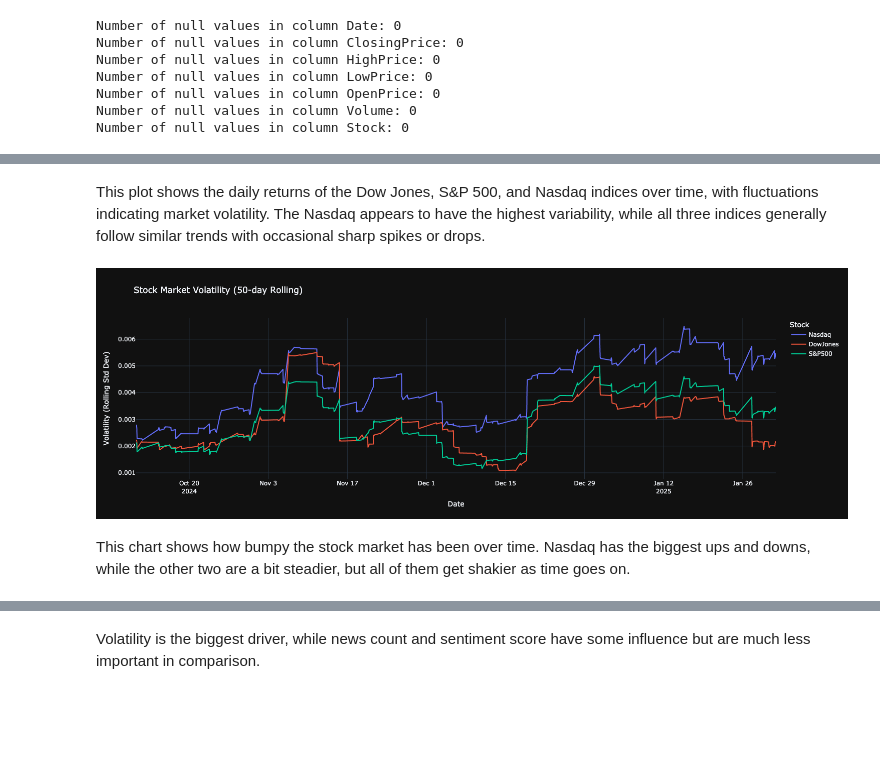
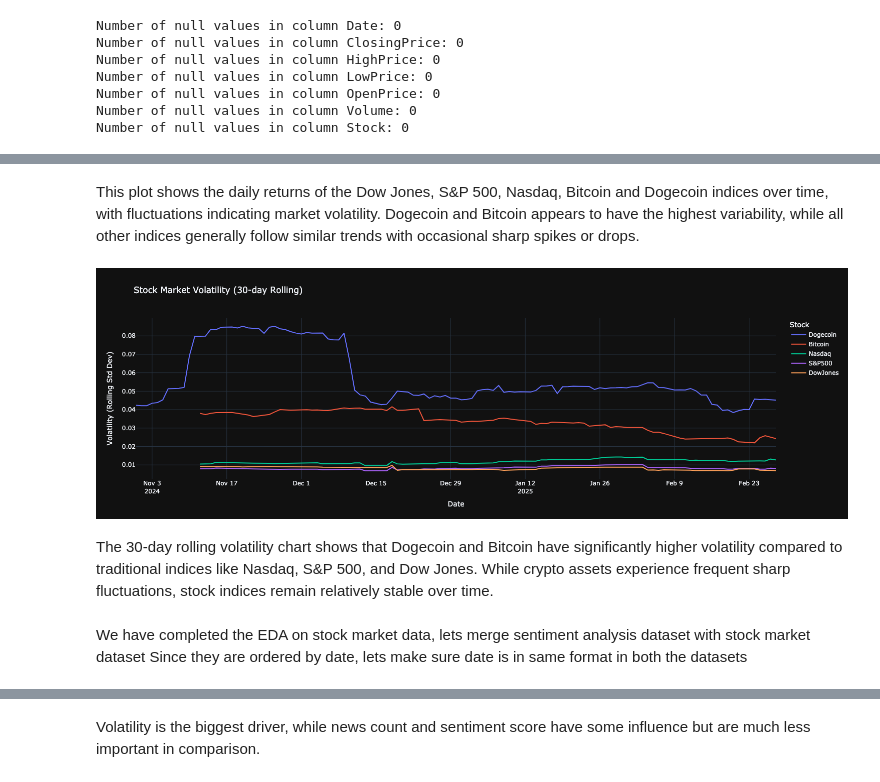
Before and after one commit to krupakmurthy/final_capstone, a Jupyter notebook: capstone.ipynb, the cells around one changed output, grey strips where cells are left out. Cells and saved outputs as stored; diff of their text form; code cells hidden in the pictures; blank space fills up the shorter version.

```diff
--- a/capstone.ipynb
+++ b/capstone.ipynb
@@ -478,5 +360,5 @@ df_stock_Nasdaq.head()
 # %%
-df_stock_SNP = pd.read_csv('dataset_stock/S&P_500_Stock_Data.csv')
+df_stock_SNP = pd.read_csv('stockdataset/S&P_500_Stock_Data.csv')
 df_stock_SNP['Stock'] = 'S&P500'
 print(df_stock_SNP.shape)
 df_stock_SNP.head()
@@ -490,0 +373,5 @@ df_stock_SNP.head()
+# %%
+df_stock_Bitcoin = pd.read_csv('stockdataset/Bitcoin_Index_Stock_Data.csv')
+df_stock_Bitcoin['Stock'] = 'Bitcoin'
+print(df_stock_Bitcoin.shape)
+df_stock_Bitcoin.head()
@@ -490,0 +386,5 @@ df_stock_SNP.head()
+# %%
+df_stock_Dogecoin = pd.read_csv('stockdataset/Dogecoin_Stock_Data.csv')
+df_stock_Dogecoin['Stock'] = 'Dogecoin'
+print(df_stock_Dogecoin.shape)
+df_stock_Dogecoin.head()
@@ -507,12 +419,14 @@ df_stock_Nasdaq.rename(columns={"Price": "Date", "Close": "ClosingPrice", "High"
 df_stock_SNP.rename(columns={"Price": "Date", "Close": "ClosingPrice", "High": "HighPrice",
                               "Low": "LowPrice", "Open": "OpenPrice"}, inplace=True)
 
-df_stock_DJ.columns = standard_columns
-df_stock_Nasdaq.columns = standard_columns
-df_stock_SNP.columns = standard_columns
+df_stock_Bitcoin.rename(columns={"Price": "Date", "Close": "ClosingPrice", "High": "HighPrice",
+                              "Low": "LowPrice", "Open": "OpenPrice"}, inplace=True)
+
+df_stock_Dogecoin.rename(columns={"Price": "Date", "Close": "ClosingPrice", "High": "HighPrice",
+                              "Low": "LowPrice", "Open": "OpenPrice"}, inplace=True)
 
 # Concatenate all three datasets
-df_stock = pd.concat([df_stock_DJ, df_stock_Nasdaq, df_stock_SNP], axis=0, ignore_index=True)
+df_stock = pd.concat([df_stock_DJ, df_stock_Nasdaq, df_stock_SNP, df_stock_Bitcoin, df_stock_Dogecoin], axis=0, ignore_index=True)
 
 print(df_stock.head())
 # %% [output]
@@ -669,21 +585,24 @@ fig.show("png")
 # %% [markdown]
-This plot shows the daily returns of the Dow Jones, S&P 500, and Nasdaq indices over time, with fluctuations indicating market volatility. The Nasdaq appears to have the highest variability, while all three indices generally follow similar trends with occasional sharp spikes or drops.
+This plot shows the daily returns of the Dow Jones, S&P 500, Nasdaq, Bitcoin and Dogecoin indices over time, with fluctuations indicating market volatility. Dogecoin and Bitcoin appears to have the highest variability, while all other indices generally follow similar trends with occasional sharp spikes or drops.
 # %%
 #lets calculate market volatality using Rolling Standard Deviation
 # Calculating 50-day rolling volatility
 
-df_stock["Volatility"] = df_stock.groupby("Stock")["Daily_Return"].rolling(window=50).std().reset_index(level=0, drop=True)
+df_stock["Volatility"] = df_stock.groupby("Stock")["Daily_Return"].rolling(window=30).std().reset_index(level=0, drop=True)
 
 df_stock_cleaned = df_stock.dropna(subset=["Volatility"])
 
 fig = px.line(df_stock_cleaned, x="Date", y="Volatility", color="Stock",
-              title="Stock Market Volatility (50-day Rolling)",
+              title="Stock Market Volatility (30-day Rolling)",
               labels={"Volatility": "Volatility (Rolling Std Dev)", "Date": "Date"},
               template="plotly_dark", width=1500, height=500)
 
 fig.show("png")
 # %% [output]
-[figure, old version]
+[figure, new version]
-# %% [markdown]
-This chart shows how bumpy the stock market has been over time. Nasdaq has the biggest ups and downs, while the other two are a bit steadier, but all of them get shakier as time goes on.
+# %% [markdown]
+The 30-day rolling volatility chart shows that Dogecoin and Bitcoin have significantly higher volatility compared to traditional indices like Nasdaq, S&P 500, and Dow Jones. While crypto assets experience frequent sharp fluctuations, stock indices remain relatively stable over time.
+# %% [markdown]
+We have completed the EDA on stock market data, lets merge sentiment analysis dataset with stock market dataset
+Since they are ordered by date, lets make sure date is in same format in both the datasets
 # %%
```
Also changed, not shown: parts of 86 cells of this notebook, 1 other file.
